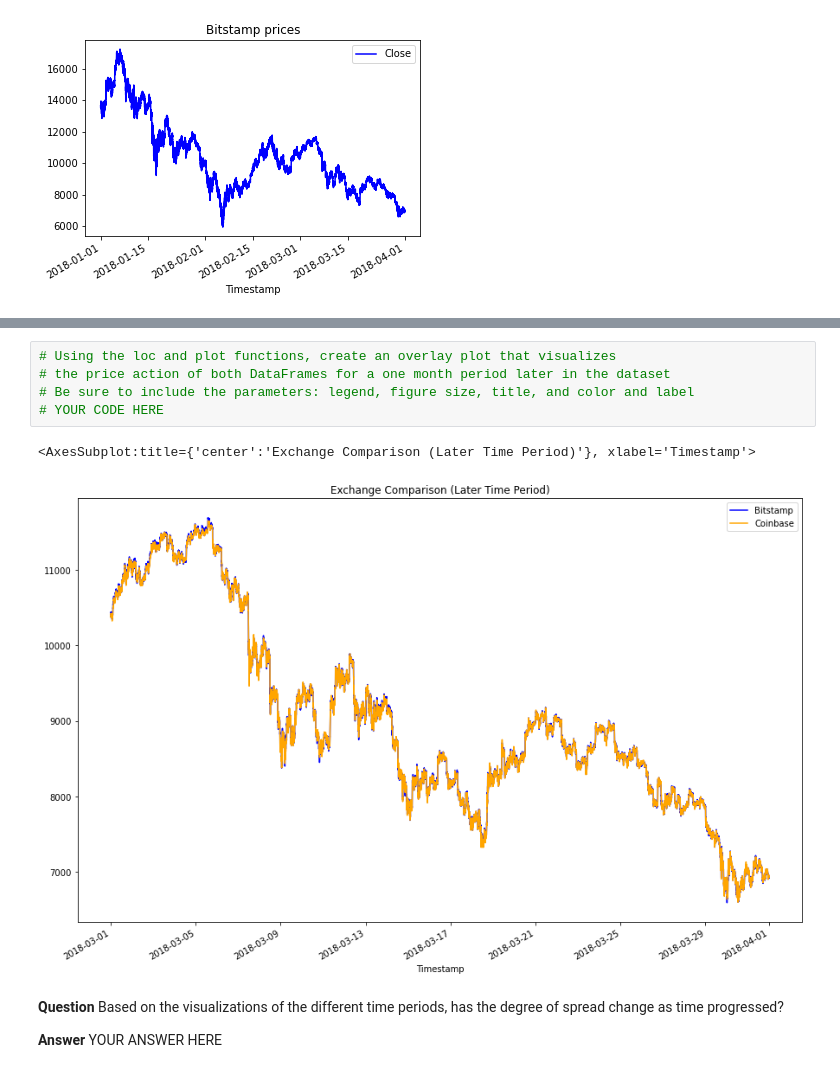
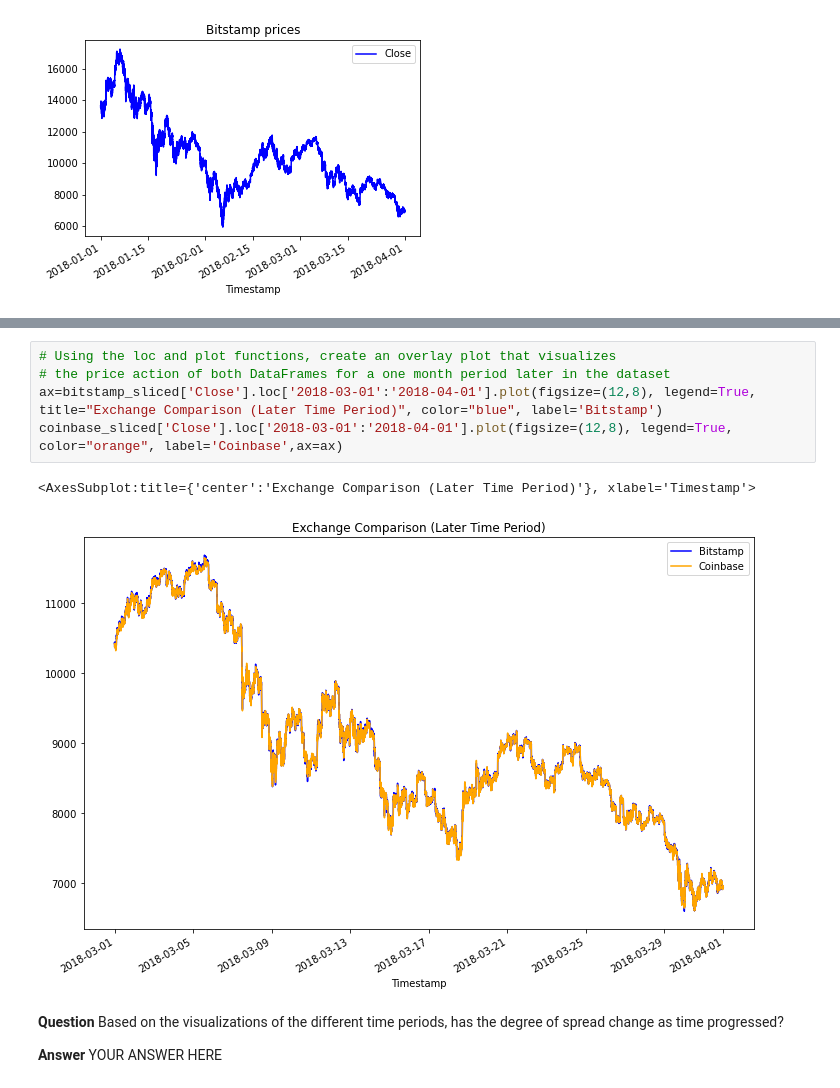
Before and after one commit to sangramsinghg/berkeley_fintech_module_3_challenge, a Jupyter notebook: crypto_arbitrage.ipynb, the cells around one changed output, grey strips where cells are left out. Saved outputs shown, nothing was run; the diff lists cells and outputs as text.

```diff
--- a/crypto_arbitrage.ipynb
+++ b/crypto_arbitrage.ipynb
@@ -267,11 +268,11 @@ bitstamp_sliced.plot(figsize=(6,4), title="Bitstamp prices", color="blue")
 # %%
 # Using the loc and plot functions, create an overlay plot that visualizes
 # the price action of both DataFrames for a one month period later in the dataset
-# Be sure to include the parameters: legend, figure size, title, and color and label
-# YOUR CODE HERE
+ax=bitstamp_sliced['Close'].loc['2018-03-01':'2018-04-01'].plot(figsize=(12,8), legend=True, title="Exchange Comparison (Later Time Period)", color="blue", label='Bitstamp')
+coinbase_sliced['Close'].loc['2018-03-01':'2018-04-01'].plot(figsize=(12,8), legend=True, color="orange", label='Coinbase',ax=ax)
 # %% [output]
 <AxesSubplot:title={'center':'Exchange Comparison (Later Time Period)'}, xlabel='Timestamp'>
-[figure, old version]
+[figure, new version]
 # %% [markdown]
 **Question** Based on the visualizations of the different time periods, has the degree of spread change as time progressed?
 
```
Also changed, not shown: parts of 3 cells of this notebook.
